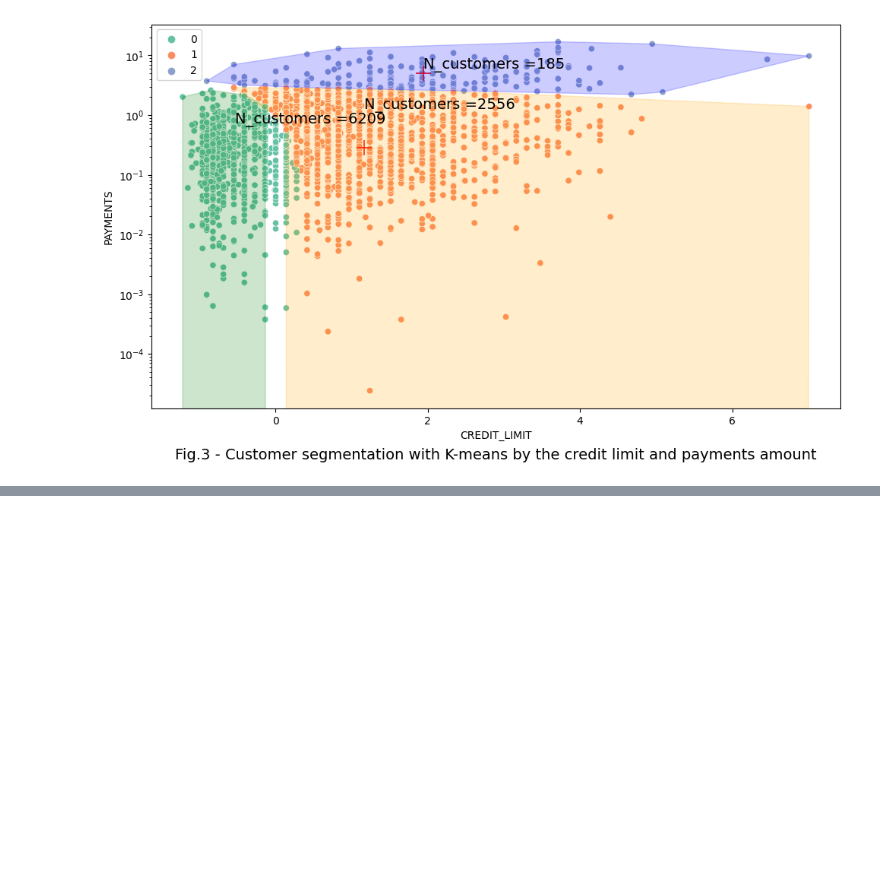
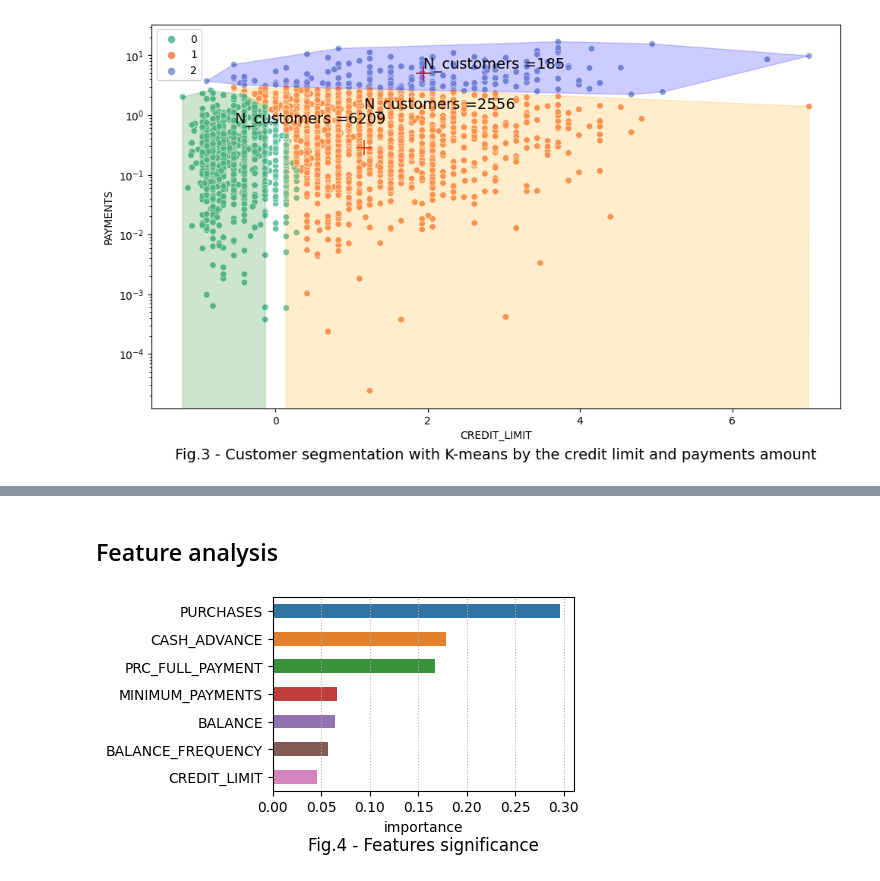
Before and after one commit to Alex1iv/customer_segmentation, a Jupyter notebook: notebooks/segmentation.ipynb, the cells around one changed output, grey strips where cells are left out. Cells and saved outputs as stored; diff of their text form; code cells hidden in the pictures; blank space fills up the shorter version.

```diff
--- a/notebooks/segmentation.ipynb
+++ b/notebooks/segmentation.ipynb
@@ -530,0 +527,12 @@ sns.boxplot(X_scaled['PAYMENTS'], orient='h')
+# %%
+# Creation an instance
+lr = LinearRegression()
+
+# Training the model
+lr.fit(X_train, y_train)
+
+y_pred = lr.predict(X_test)
+
+print(f'R2 score: { round(r2_score(y_test, y_pred),3)}')
+print(f'RMSE score: { round(mean_squared_error(y_test, y_pred, squared = False),3)}')
+print(f'MAPE score: { round(mean_absolute_percentage_error(y_test, y_pred),3)}')
@@ -530,0 +678,17 @@ sns.boxplot(X_scaled['PAYMENTS'], orient='h')
+# %% [markdown]
+## Feature analysis
+# %%
+factors = pd.DataFrame({'importance':gbr.feature_importances_}, index=X_train.columns).sort_values(by='importance', ascending=False).iloc[:7]
+
+plot_counter=4
+
+# display first 7 most significant features
+fig, ax = plt.subplots(figsize=(5, 3))
+sns.barplot(factors, x='importance', y=factors.index, width=0.5)
+ax.set_title(f'Fig.{plot_counter} - Features significance', y=-0.35);
+plt.tight_layout()
+ax.xaxis.grid(linestyle=':');
+
+plt.savefig(os.path.join(figures_path, f'fig_{plot_counter}.png'))
+# %% [output]
+[figure, added]
```
Also changed, not shown: parts of 21 cells of this notebook.
